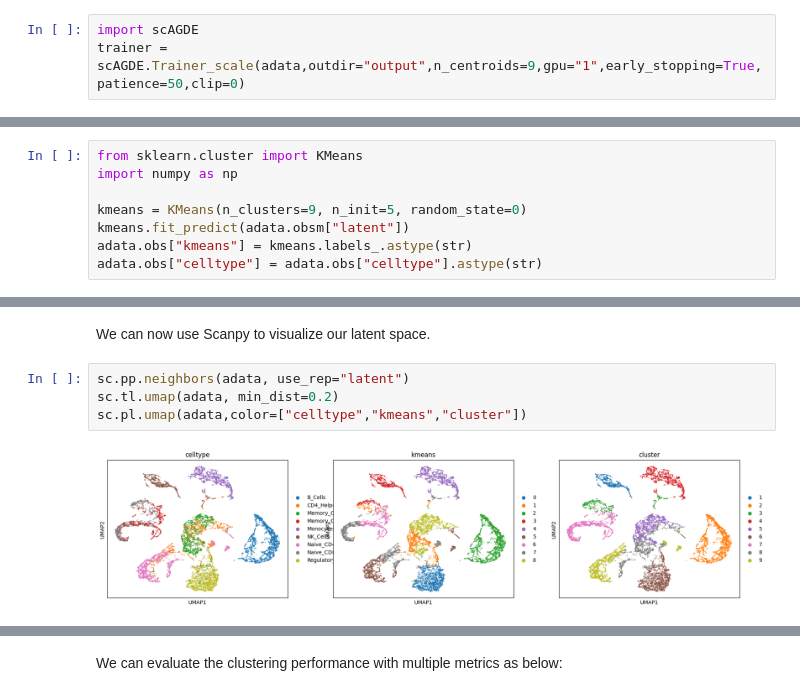
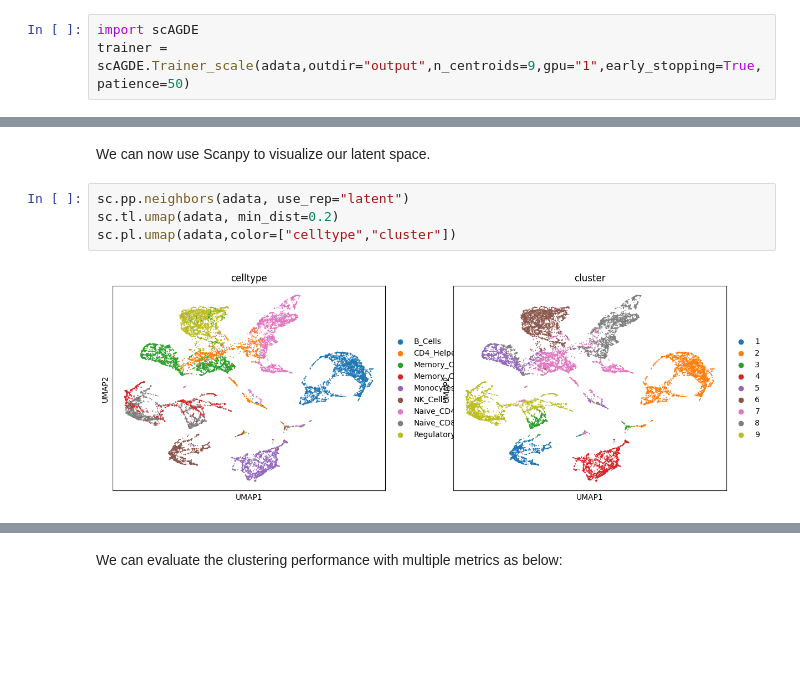
Before and after one commit to Hgy1014/scAGDE, a Jupyter notebook: tutorials/Tutorial 5: Batch-learning on large-scale dataset.ipynb, the cells around one changed output, grey strips where cells are left out. Cells and saved outputs as stored; diff of their text form; blank space fills up the shorter version.

```diff
--- a/tutorials/Tutorial 5: Batch-learning on large-scale dataset.ipynb
+++ b/tutorials/Tutorial 5: Batch-learning on large-scale dataset.ipynb
@@ -43,6 +44,6 @@ We can train scAGDE on specified device by setting `gpu`. For example, train scA
 # %%
 import scAGDE
-trainer = scAGDE.Trainer_scale(adata,outdir="output",n_centroids=9,gpu="1",early_stopping=True,patience=50,clip=0)
+trainer = scAGDE.Trainer_scale(adata,outdir="output",n_centroids=9,gpu="1",early_stopping=True,patience=50)
 # %% [output]
 device used: cuda:1
 # %% [markdown]
@@ -132,11 +90,3 @@ AnnData object with n_obs × n_vars = 17736 × 39565
-# %%
-from sklearn.cluster import KMeans
-import numpy as np
-
-kmeans = KMeans(n_clusters=9, n_init=5, random_state=0)
-kmeans.fit_predict(adata.obsm["latent"])
-adata.obs["kmeans"] = kmeans.labels_.astype(str)
-adata.obs["celltype"] = adata.obs["celltype"].astype(str)
 # %% [markdown]
 ## 3. Visualizing and evaluation
 # %% [markdown]
@@ -144,6 +94,6 @@ We can now use Scanpy to visualize our latent space.
 # %%
 sc.pp.neighbors(adata, use_rep="latent")
 sc.tl.umap(adata, min_dist=0.2)
-sc.pl.umap(adata,color=["celltype","kmeans","cluster"])
+sc.pl.umap(adata,color=["celltype","cluster"])
 # %% [output]
-[figure, old version]
+[figure, new version]
```
Also changed, not shown: parts of 14 cells of this notebook, 3 other files.
